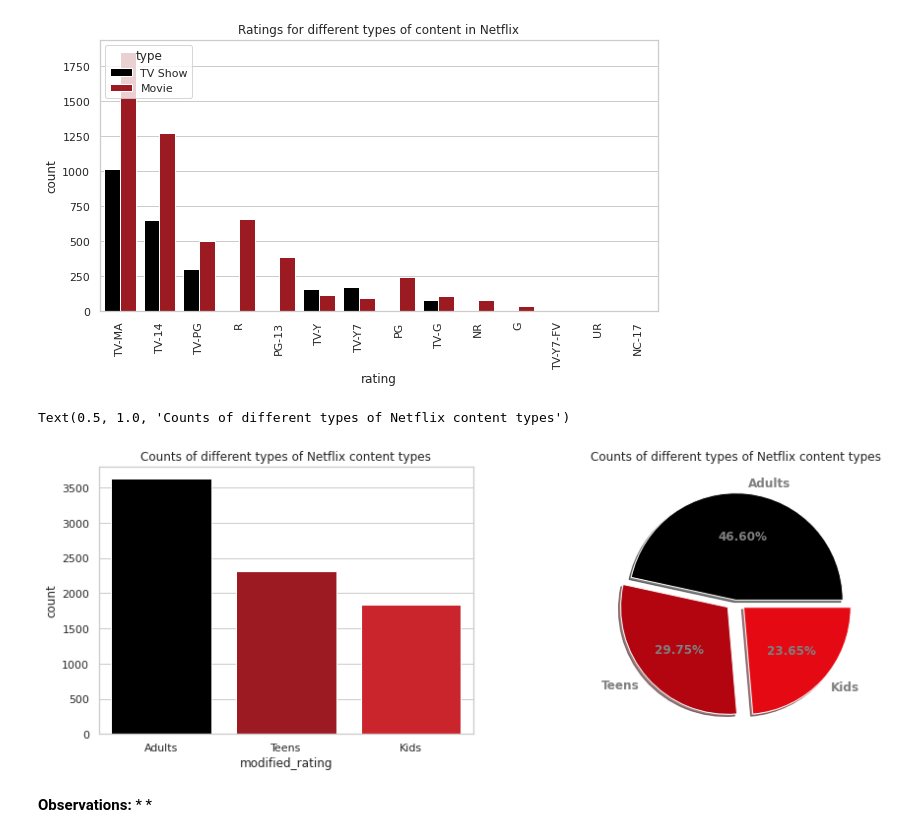
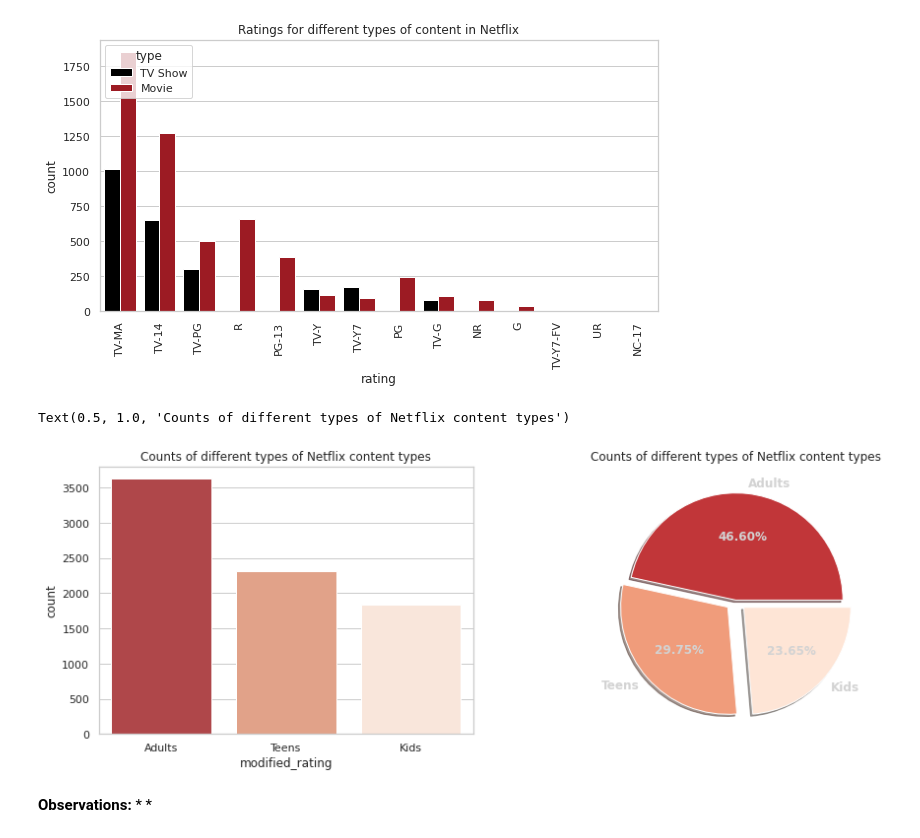
Before and after one commit to HariTarz/Netflix_Movies_And_TV_Shows_Clustering, a Jupyter notebook: Netflix_Movies_And_TV_Shows_Clustering.ipynb, the cells around one changed output. Saved outputs shown, nothing was run; the diff lists cells and outputs as text; code cells hidden in the pictures.

```diff
--- a/Netflix_Movies_And_TV_Shows_Clustering.ipynb
+++ b/Netflix_Movies_And_TV_Shows_Clustering.ipynb
@@ -55,8 +55,8 @@ warnings.simplefilter('ignore')
 %matplotlib inline
 # %%
 colors= ['#000000', '#320510', '#720510', '#b20510', '#c20510', '#d50913','#e50913','#f50913', '#ff3333', '#ff5b5b', '#ff8a8a', '#ffc1c1' ,'#dbdbdb', '#f7f7f7']
-nf_c_palette= sns.color_palette(colors, as_cmap=True)
-sns.set_theme(style='whitegrid', palette= nf_c_palette)
+# nf_c_palette= sns.color_palette(colors, as_cmap=True)
+sns.set_theme(style='whitegrid', palette= sns.color_palette("RdGy"))
 # %% [markdown]
 ## Data Summary
 # %%
@@ -265,15 +265,15 @@ nf_df['modified_rating']= nf_df.rating.map(rating_dict)
 # %%
 # Plotting different types of conents available in Netflix.
 fig, ax = plt.subplots(1,2, figsize=(15,5))
-sns.countplot(nf_df.modified_rating, ax=ax[0], palette= [colors[0], colors[3], colors[6]])
+sns.countplot(nf_df.modified_rating, ax=ax[0])
 ax[0].set_title('Counts of different types of Netflix content types')
-ax[1].pie(nf_df.modified_rating.value_counts(), labels = nf_df.modified_rating.value_counts().index, autopct='%1.2f%%', textprops={'color':'gray', 'fontsize':12, 'weight':'bold'}, colors=[colors[0], colors[3], colors[6]], explode = [0,0.1,0.1], shadow = True)
+ax[1].pie(nf_df.modified_rating.value_counts(), labels = nf_df.modified_rating.value_counts().index, autopct='%1.2f%%', textprops={'color':'lightgray', 'fontsize':12, 'weight':'bold'}, explode = [0,0.1,0.1], shadow = True)
 ax[1].set_title('Counts of different types of Netflix content types')
 # sns.countplot(mod_nf_rating_df, ax=ax[2], hue=nf_df.type, palette= ['grey', colors[12]])
 # ax[2].set_title('Counts of different types of Netflix content types')
 # %% [output]
 Text(0.5, 1.0, 'Counts of different types of Netflix content types')
-[figure, old version]
+[figure, new version]
 # %% [markdown]
 **Observations:**
 *
```
Also changed, not shown: parts of 28 cells of this notebook.
